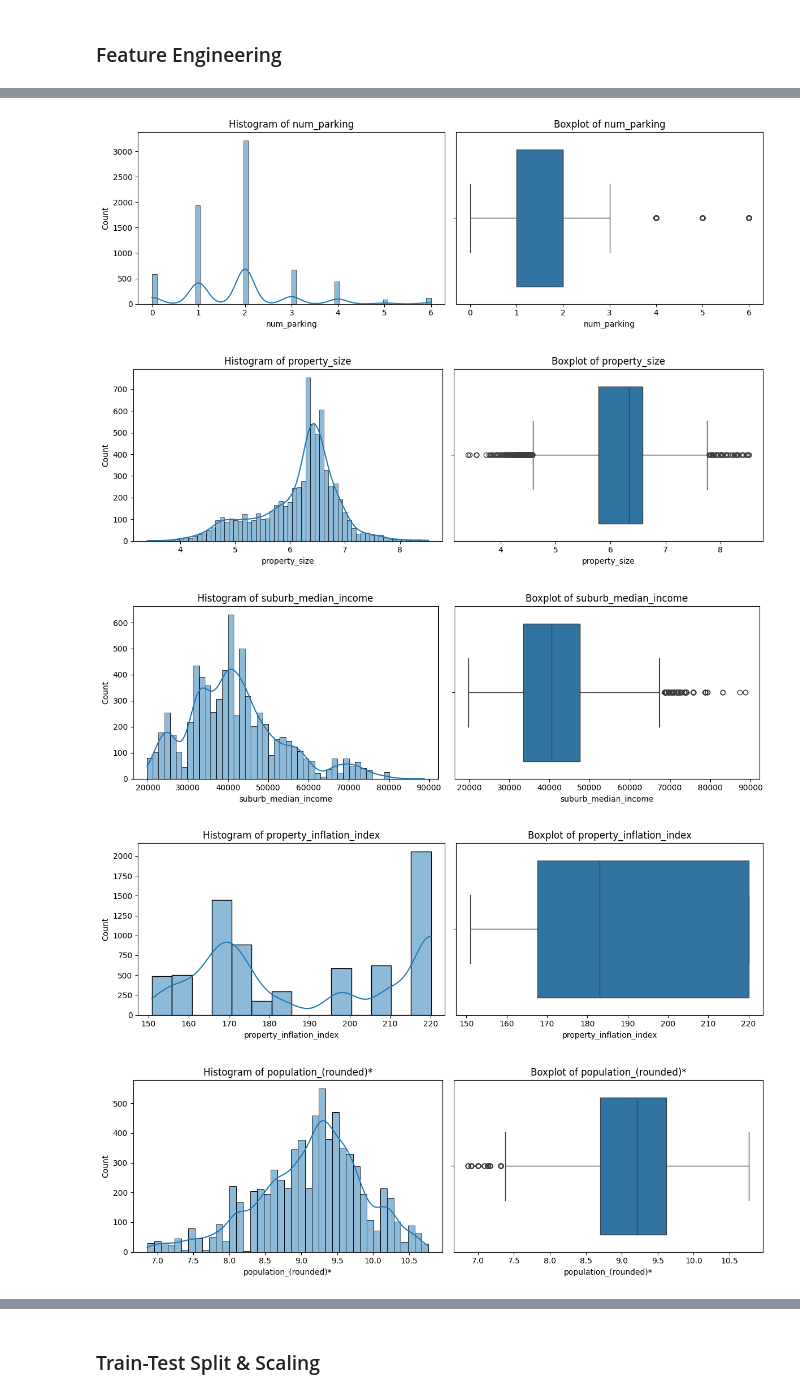
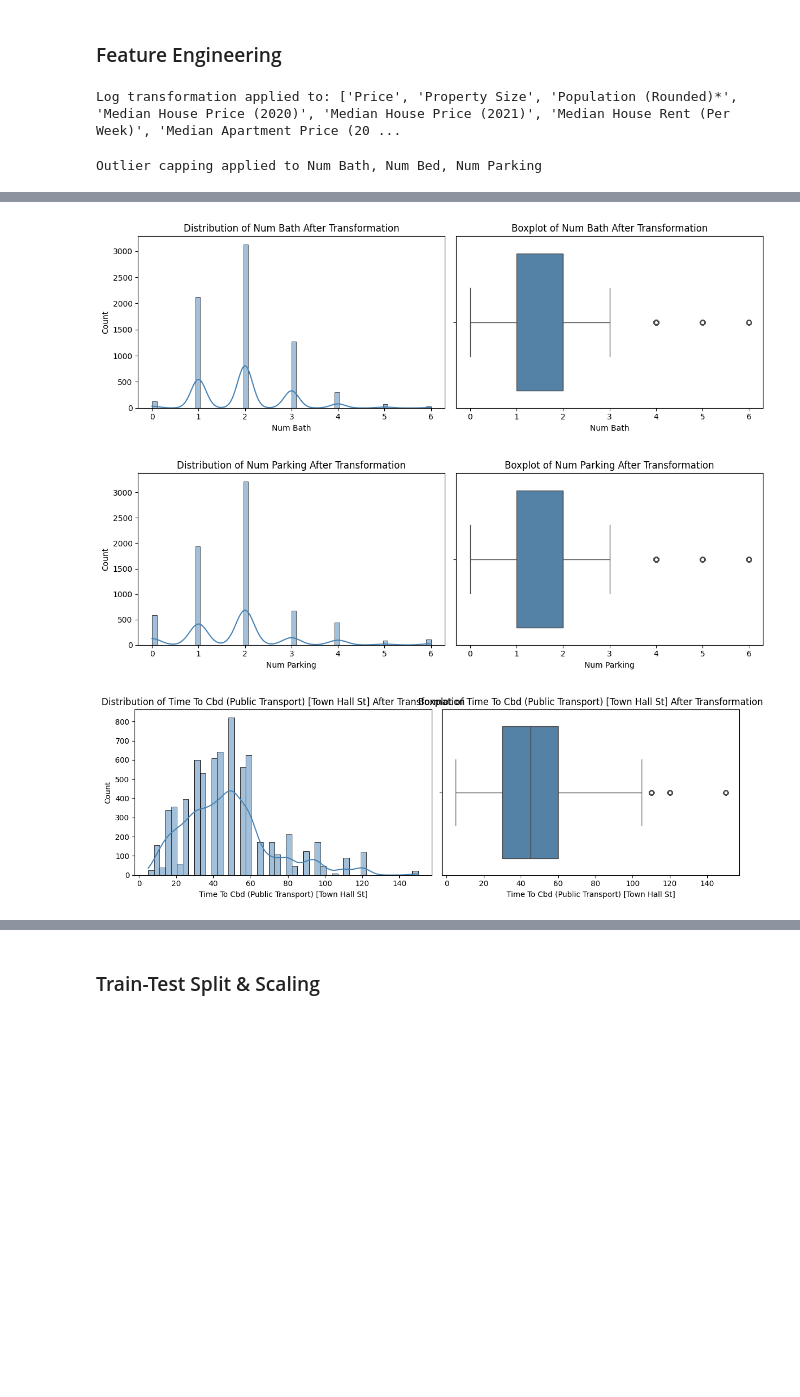
Before and after one commit to atharvakatkar/Sydney-House-Price-Predictor, a Jupyter notebook: notebooks/house_price_predictions.ipynb, the cells around one changed output, grey strips where cells are left out. Drawn from its saved outputs; the diff is of its cells as text; code cells hidden in the pictures; blank space fills up the shorter version.

```diff
--- a/notebooks/house_price_predictions.ipynb
+++ b/notebooks/house_price_predictions.ipynb
@@ -373,4 +77,0 @@ domain.drop(columns=drop_cols, inplace=True, errors="ignore")
-# %%
-# checking the different types of properties
-for val in domain["type"].unique():
-    print(val)
@@ -544,9 +569,8 @@ plt.show()
 # %% [markdown]
 ### Deep Cleaning
 # %%
-# FILTERING CORR VALUES WITH PRICE
+# FEATURE CORRELATION WITH PRICE
 corr_matrix = merged.corr(numeric_only=True)
-
-price_corr = corr_matrix["price"].sort_values(ascending=False)
+price_corr = corr_matrix["Price"].sort_values(ascending=False)
 print(price_corr)
 # %% [output]
@@ -683,18 +698,48 @@ for col in log_transform_cols:
+# %%
+# LOG TRANSFORMATION FOR SKEWED FEATURES
+log_transform_cols = [
+    "Price",
+    "Property Size",
+    "Population (Rounded)*",
+    "Median House Price (2020)",
+    "Median House Price (2021)",
+    "Median House Rent (Per Week)",
+    "Median Apartment Price (2020)",
+    "Median Apartment Rent (Per Week)"
+]
+
+for col in log_transform_cols:
+    if col in merged_lr.columns:
+        merged_lr[col] = np.log1p(merged_lr[col])
+
+print("Log transformation applied to:", log_transform_cols)
+# %% [output]
+Log transformation applied to: ['Price', 'Property Size', 'Population (Rounded)*', 'Median House Price (2020)', 'Median House Price (2021)', 'Median House Rent (Per Week)', 'Median Apartment Price (20 ...
 # %%
-# CAPPING OUTLIERS
-merged_lr["num_bath"] = merged_lr["num_bath"].clip(upper=6)
-merged_lr["num_bed"] = merged_lr["num_bed"].clip(upper=6)
-merged_lr["num_parking"] = merged_lr["num_parking"].clip(upper=6)
+# CAP OUTLIERS IN PROPERTY FEATURES
+merged_lr["Num Bath"] = merged_lr["Num Bath"].clip(upper=6)
+merged_lr["Num Bed"] = merged_lr["Num Bed"].clip(upper=6)
+merged_lr["Num Parking"] = merged_lr["Num Parking"].clip(upper=6)
+
+print("Outlier capping applied to Num Bath, Num Bed, Num Parking")
+# %% [output]
+Outlier capping applied to Num Bath, Num Bed, Num Parking
 # %%
-# CHECKING NUMERIC PLOTS AFTER TRANFORMATIONS
-numerical_cols = merged_lr.select_dtypes(include=["int64", "float64"]).columns
+# DISTRIBUTION CHECK AFTER TRANSFORMATIONS
+key_features = [
+    "Price", "Property Size", "Num Bed", "Num Bath",
+    "Num Parking", "Median House Rent (Per Week)",
+    "Time To Cbd (Public Transport) [Town Hall St]",
+    "Time To Cbd (Driving) [Town Hall St]"
+]
 
-for col in numerical_cols:
-    fig, axes = plt.subplots(1, 2, figsize=(12, 4))
-    sns.histplot(merged_lr[col], kde=True, ax=axes[0])
-    axes[0].set_title(f'Histogram of {col}')
-    sns.boxplot(x=merged_lr[col], ax=axes[1])
-    axes[1].set_title(f'Boxplot of {col}')
-    plt.tight_layout()
-    plt.show()
+for col in key_features:
+    if col in merged_lr.columns:
+        fig, axes = plt.subplots(1, 2, figsize=(12, 4))
+        sns.histplot(merged_lr[col], kde=True, ax=axes[0], color='steelblue')
+        axes[0].set_title(f'Distribution of {col} After Transformation')
+        sns.boxplot(x=merged_lr[col], ax=axes[1], color='steelblue')
+        axes[1].set_title(f'Boxplot of {col} After Transformation')
+        plt.tight_layout()
+        plt.show()
 # %% [output]
@@ -704,5 +749,3 @@ for col in numerical_cols:
-[figure, old version]
+[figure, new version]
-[figure, old version]
+[figure, new version]
-[figure, old version]
+[figure, new version]
-[figure, removed]
-[figure, removed]
```
Also changed, not shown: parts of 91 cells of this notebook, 1 other file.
